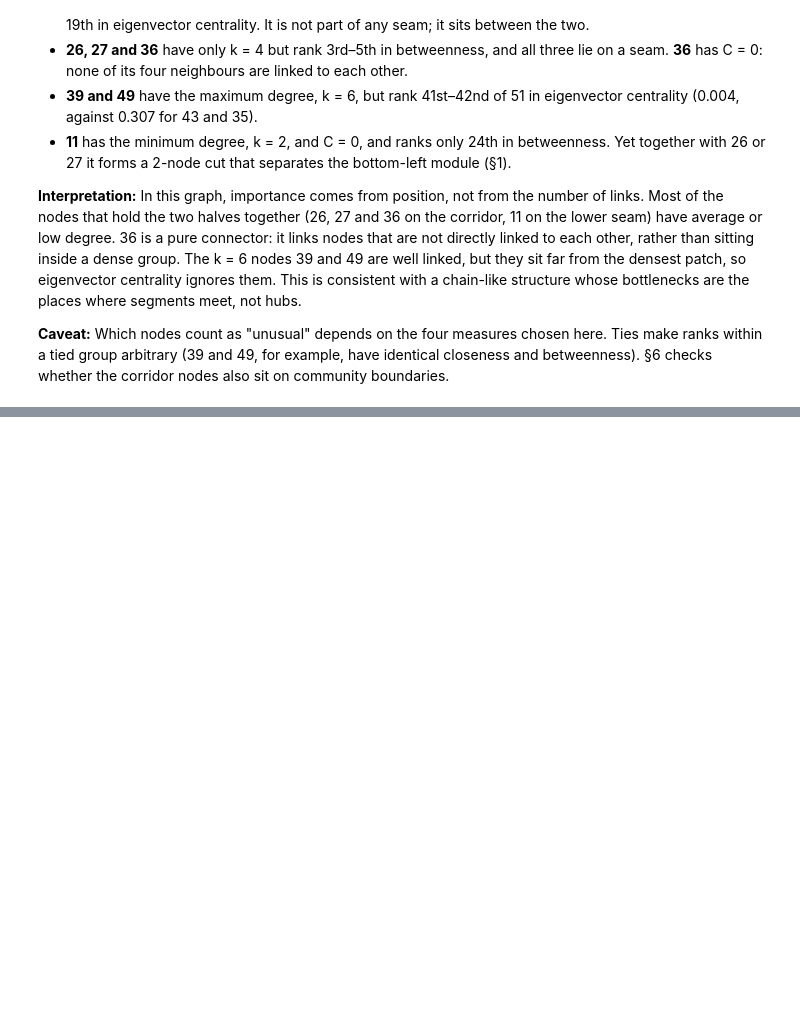
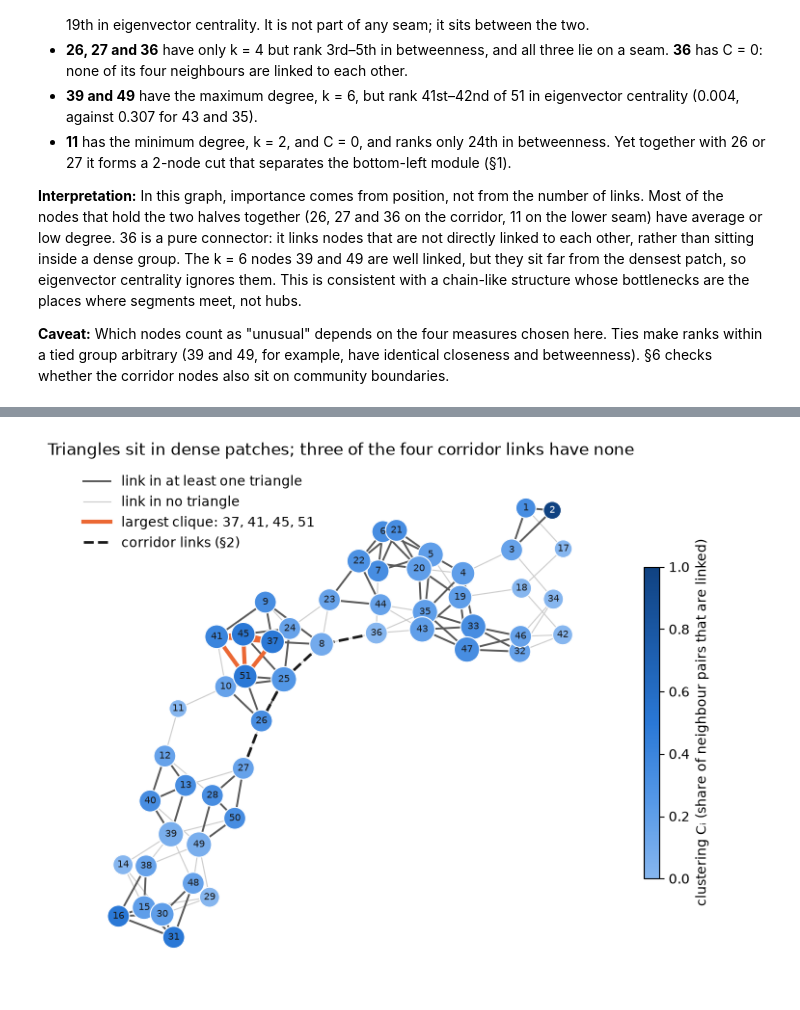
Before and after one commit to KEDES1998/NetworkScience, a Jupyter notebook: code/assignmentNotbook.ipynb, the cells around one changed output, grey strips where cells are left out. Cells and saved outputs as stored; diff of their text form; code cells hidden in the pictures; blank space fills up the shorter version.

```diff
--- a/code/assignmentNotbook.ipynb
+++ b/code/assignmentNotbook.ipynb
@@ -500,0 +741,14 @@ unusual.loc[picked].sort_values("betweenness", ascending=False).round(3)
+# %%
+# Where are the triangles? Maximal cliques, nodes without any triangle, and links that are in no triangle
+cliques = sorted(nx.find_cliques(G), key=len, reverse=True)  # maximal cliques, largest first
+print("maximal clique sizes (size: count):", pd.Series([len(c) for c in cliques]).value_counts().sort_index().to_dict())
+print("largest clique:", sorted(cliques[0]))
+print("nodes with C = 0:", [n for n in nodes if clust[n] == 0])
+
+triangles = sorted(tuple(sorted(c)) for c in nx.enumerate_all_cliques(G) if len(c) == 3)
+print(f"the {len(triangles)} triangles:", ", ".join("–".join(map(str, t)) for t in triangles))
+
+# Number of triangles a link is part of = number of common neighbours of its two ends
+link_tri = {(u, v): len(set(G[u]) & set(G[v])) for u, v in G.edges()}
+print(f"links in at least one triangle: {sum(t > 0 for t in link_tri.values())} of {L}")
+pd.Series({f"{u}–{v}": link_tri[(u, v)] for u, v in corridor_edges}).to_frame("triangles on the corridor links (§2)")
@@ -500,0 +766,19 @@ unusual.loc[picked].sort_values("betweenness", ascending=False).round(3)
+# %%
+clique = sorted(cliques[0])
+tri_links = [e for e, t in link_tri.items() if t > 0]
+
+fig, ax = plt.subplots(figsize=(9, 7))
+cbar = draw_values(ax, clust, "Triangles sit in dense patches; three of the four corridor links have none")
+cbar.set_label("clustering Cᵢ (share of neighbour pairs that are linked)")
+nx.draw_networkx_edges(G, pos, edgelist=tri_links, ax=ax, edge_color="0.35", width=1.4)
+nx.draw_networkx_edges(G, pos, edgelist=list(G.subgraph(clique).edges()), ax=ax, edge_color=ACCENT, width=3)
+nx.draw_networkx_edges(G, pos, edgelist=corridor_edges, ax=ax, edge_color="#1a1a1a", width=2, style="dashed")
+handles = [plt.Line2D([], [], color="0.35", lw=1.4, label="link in at least one triangle"),
+           plt.Line2D([], [], color="0.8", lw=0.8, label="link in no triangle"),
+           plt.Line2D([], [], color=ACCENT, lw=3, label="largest clique: " + ", ".join(map(str, clique))),
+           plt.Line2D([], [], color="#1a1a1a", lw=2, ls="--", label="corridor links (§2)")]
+ax.legend(handles=handles, loc="upper left", frameon=False)
+fig.savefig(FIG / "5_clustering.png", dpi=150, bbox_inches="tight")
+plt.show()
+# %% [output]
+[figure, added]
```
Also changed, not shown: parts of 50 cells of this notebook.
